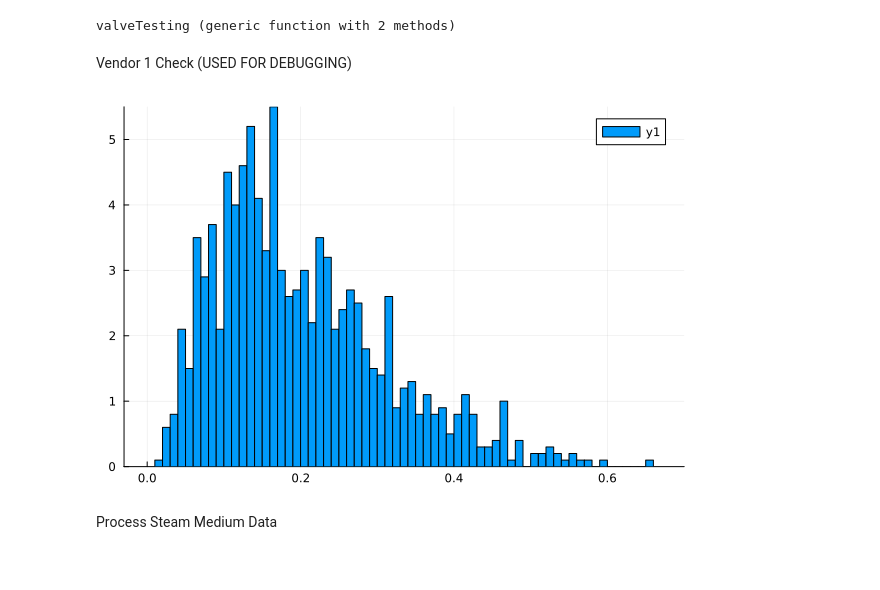
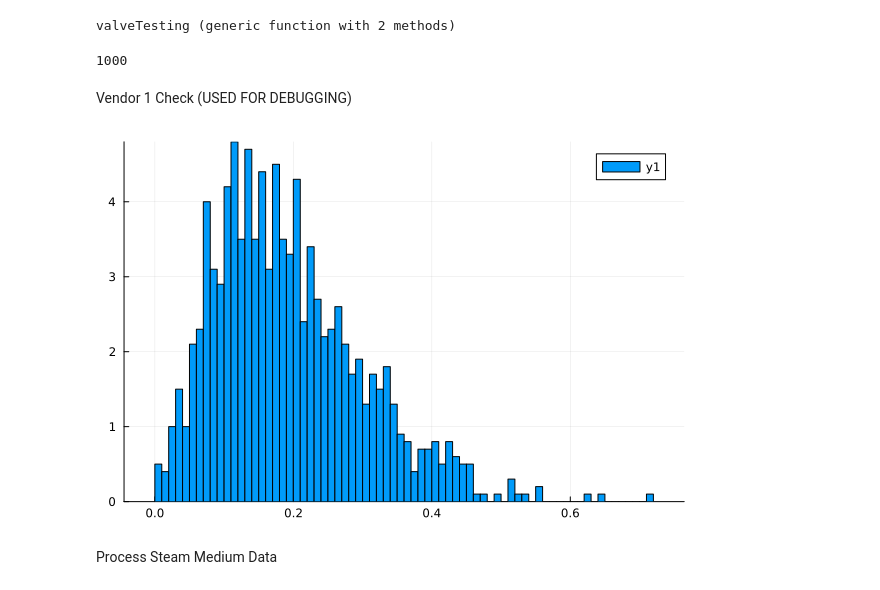
Before and after one commit to aniknia/ValveRejectionRates, a Jupyter notebook: Final Project.ipynb, the cells around one changed output. Drawn from its saved outputs; the diff is of its cells as text; code cells hidden in the pictures.

```diff
--- a/Final Project.ipynb
+++ b/Final Project.ipynb
@@ -36,10 +36,12 @@ Collect Number of Trials & Separate into Service Mediums
 # %%
 serviceMediums = ["steam", "air", "liquid", "air/liquid", "na"]
 mediumDF = Dict()
+vendorDF = Dict()
 
 for medium in serviceMediums
     mediumDF = merge(Dict(medium => filter(:Service => ==(medium), valveData)), mediumDF)
+    vendorDF = merge(Dict(medium => mediumDF[medium][:, 1]), vendorDF)
 end
 
-mediumDF["steam"]
+vendorDF["steam"]
 # %% [output]
@@ -86,21 +86,31 @@ posterior = Dict()
 posteriorDF = Dict()
 for medium in serviceMediums
   model = merge(Dict(medium => valveTesting(mediumDF[medium][:,1], mediumDF[medium][:,2], mediumDF[medium][:,3])), model)
-  posterior = merge(Dict(medium => sample(model["steam"], NUTS(), 1000)), posterior)
+  posterior = merge(Dict(medium => sample(model[medium], NUTS(), 1000)), posterior)
   posteriorDF = merge(Dict(medium => DataFrame(posterior[medium])), posteriorDF)
 end
+# %% [output]
+1000
 # %% [markdown]
 Vendor 1 Check (USED FOR DEBUGGING)
-# %%
-vend1_processed = zeros(nrow(posteriorDF["steam"]))
-
-for i in 1:nrow(steam_postDF)
-    vend1_processed[i] = logistic(steam_postDF[i,5]) #recover probability of a valve from this vendor & service medium failing an initial pop test
-end
-
-histogram(vend1_processed, normalize=:pdf, bins=101)
-# %% [output]
-[figure, removed]
+# %%
+vendorProcessed = Dict()
+for medium in serviceMediums
+    vendorProcessedTemp = Dict()
+    for i in 1:length(vendorDF[medium])
+        #recover probability of a valve from this vendor & service medium failing an initial pop test
+        vendorLog = zeros(nrow(posteriorDF[medium]))
+        for j in 1:nrow(posteriorDF[medium])
+            vendorLog[j] = logistic(posteriorDF[medium][j, 4 + i])
+        end
+        vendorProcessedTemp = merge(Dict(vendorDF[medium][i] => vendorLog), vendorProcessedTemp)
+    end
+   vendorProcessed = merge(Dict(medium => vendorProcessedTemp), vendorProcessed)
+end
+
+histogram(vendorProcessed["steam"]["a"], normalize=:pdf, bins=101)
+# %% [output]
+[figure, added]
 # %% [markdown]
 Process Steam Medium Data
 # %%
```
Also changed, not shown: parts of 4 cells of this notebook.
